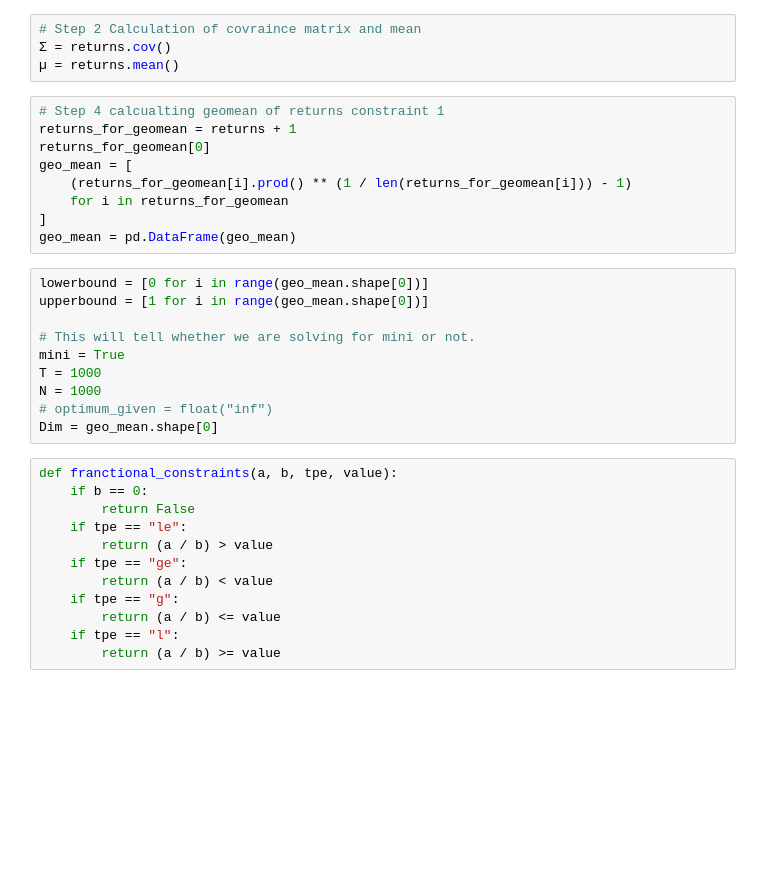
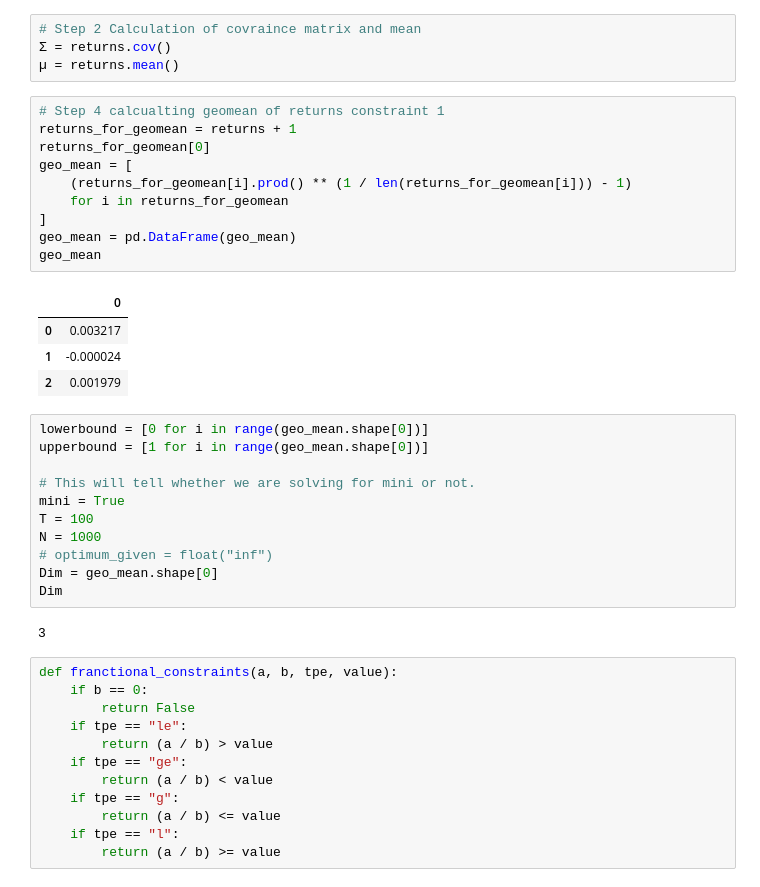
Before and after one commit to dhananjayjindal/Majorproject, a Jupyter notebook: multivariable.ipynb, the cells around one changed output. Saved outputs shown, nothing was run; the diff lists cells and outputs as text; blank space fills up the shorter version.

```diff
--- a/multivariable.ipynb
+++ b/multivariable.ipynb
@@ -32,22 +70,31 @@ returns.drop([0], axis=0, inplace=True)
 # %%
 # Step 4 calcualting geomean of returns constraint 1
 returns_for_geomean = returns + 1
 returns_for_geomean[0]
 geo_mean = [
     (returns_for_geomean[i].prod() ** (1 / len(returns_for_geomean[i])) - 1)
     for i in returns_for_geomean
 ]
 geo_mean = pd.DataFrame(geo_mean)
+geo_mean
+# %% [output]
+|  | 0 |
+| 0 | 0.003217 |
+| 1 | -0.000024 |
+| 2 | 0.001979 |
 # %%
 lowerbound = [0 for i in range(geo_mean.shape[0])]
 upperbound = [1 for i in range(geo_mean.shape[0])]
 
 # This will tell whether we are solving for mini or not.
 mini = True
-T = 1000
+T = 100
 N = 1000
 # optimum_given = float("inf")
 Dim = geo_mean.shape[0]
+Dim
+# %% [output]
+3
 # %%
 def franctional_constraints(a, b, tpe, value):
     if b == 0:
```
Also changed, not shown: parts of 14 cells of this notebook, 33 other files.
